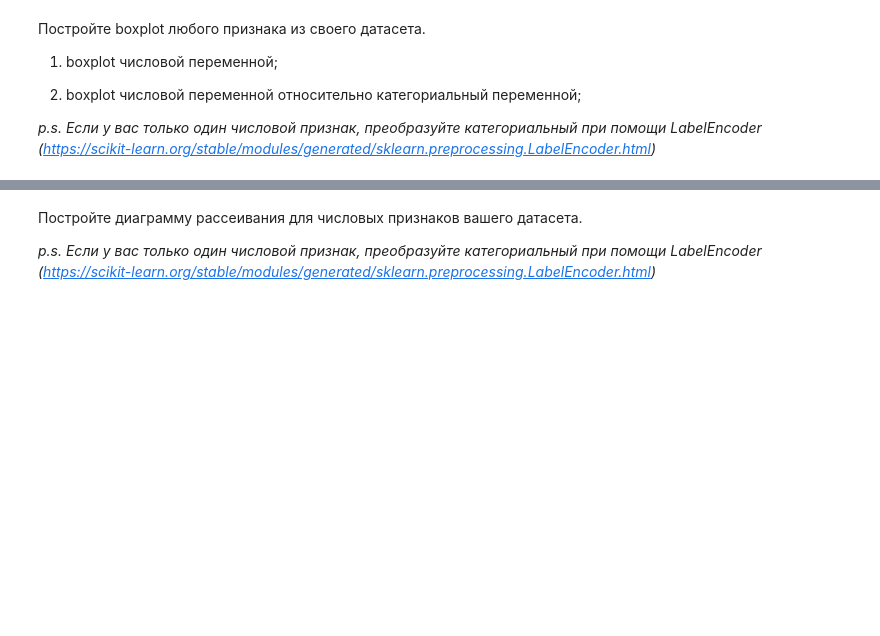
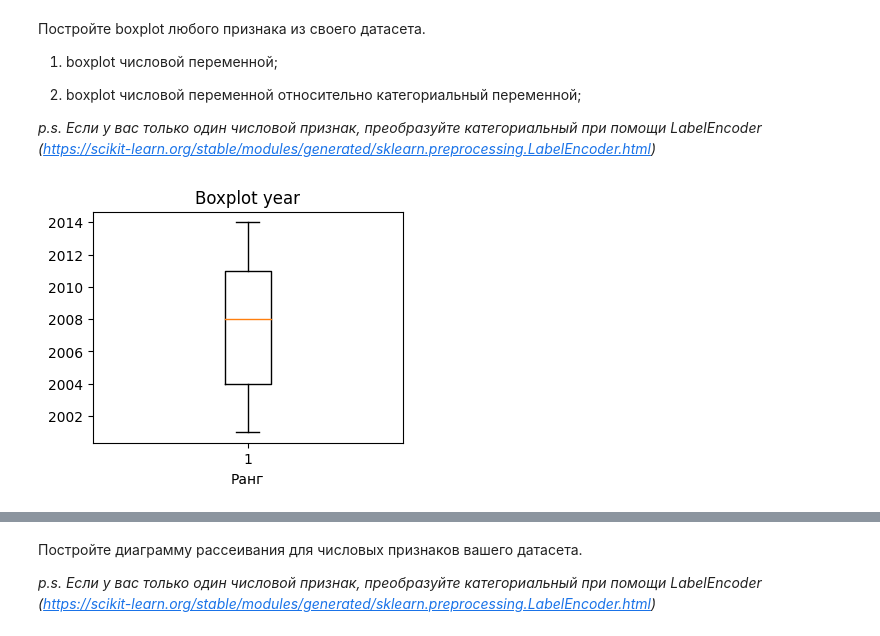
Before and after one commit to TN1928/machinescreatemachines, a Jupyter notebook: lab2/Задание_2.ipynb, the cells around one changed output, grey strips where cells are left out. Drawn from its saved outputs; the diff is of its cells as text; code cells hidden in the pictures; blank space fills up the shorter version.

```diff
--- a/lab2/Задание_2.ipynb
+++ b/lab2/Задание_2.ipynb
@@ -181,0 +172,9 @@ plt.show()
+# %%
+
+plt.figure(figsize=(4, 3))
+plt.boxplot(df['Year'])
+plt.title('Boxplot year')
+plt.xlabel('Ранг')
+plt.show()
+# %% [output]
+[figure, added]
```
Also changed, not shown: parts of 10 cells of this notebook.
